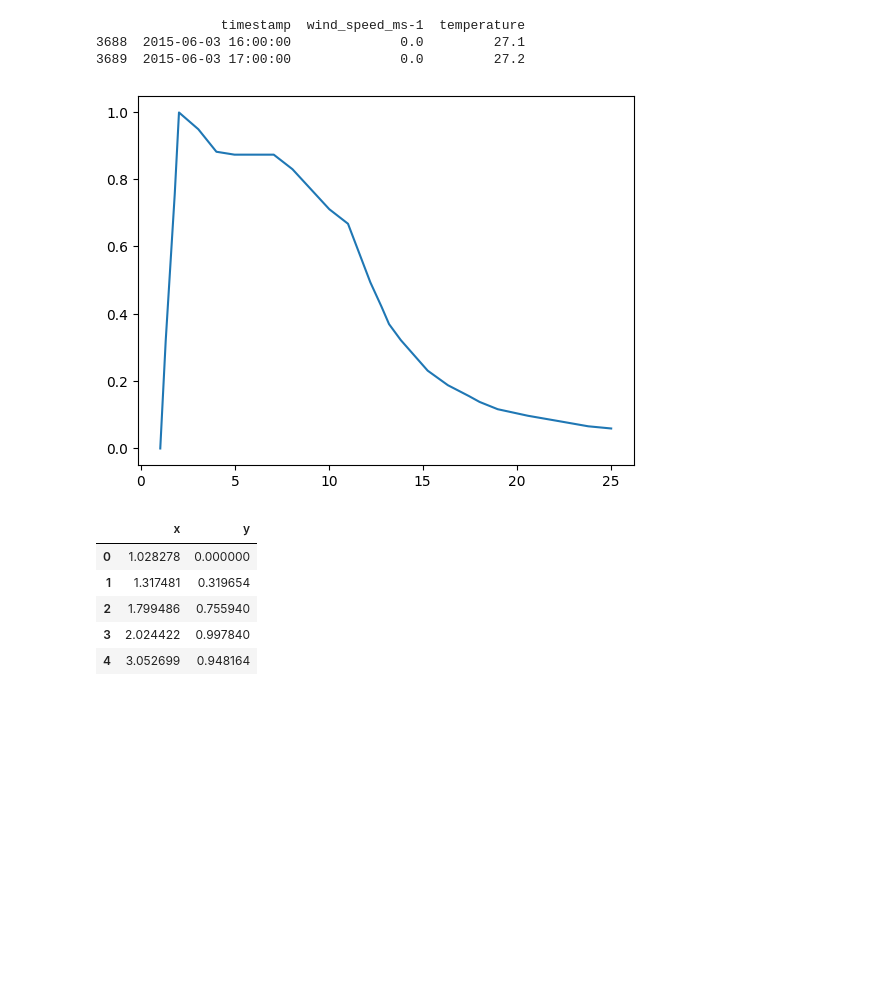
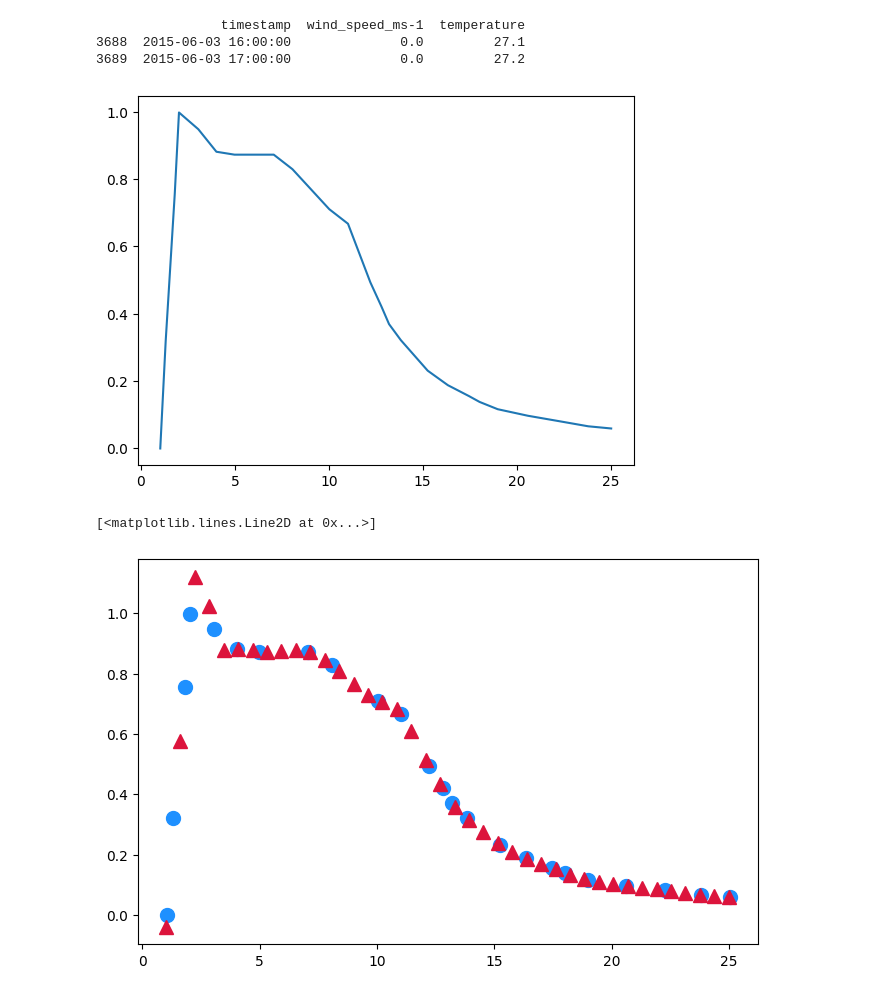
Before and after one commit to nandradem/project, a Jupyter notebook: Procesamiento de datos.ipynb, the cells around one changed output. Cells and saved outputs as stored; diff of their text form; code cells hidden in the pictures; blank space fills up the shorter version.

```diff
--- a/Procesamiento de datos.ipynb
+++ b/Procesamiento de datos.ipynb
@@ -48,22 +49,32 @@ print(dfwind[chequeo].head(2))
 # %%
 df_C_empuje = pd.read_csv('wind/Coeficiente de empuje VS Velocidad Viento (corregido).csv')
 #G1 = grafica 1
 #G2 = grafica 2
 plt.figure()
 x_G1=df_C_empuje["x"].values
 y_G1=df_C_empuje["y"].values
 plt.plot(x_G1,y_G1)
 plt.show()
 
 df_C_empuje.head()
+
+a=1
+b=25
+
+itp_spline = scipy.interpolate.splrep(x_G1, y_G1, k=3)
+x_new = np.linspace(start=a, stop=b, num=40)
+y_new = scipy.interpolate.splev(x_new, tck=itp_spline)
+
+hor = 8
+ver = 5
+plt.figure(figsize=(hor, ver))
+
+plt.plot(x_G1, y_G1, linestyle='', marker='o', color='dodgerblue', ms=10, label='Normal')
+plt.plot(x_new, y_new, linestyle='', marker='^', color='crimson', ms=10, label='Interpolada')
 # %% [output]
 [figure]
-|  | x | y |
-| 0 | 1.028278 | 0.000000 |
-| 1 | 1.317481 | 0.319654 |
-| 2 | 1.799486 | 0.755940 |
-| 3 | 2.024422 | 0.997840 |
-| 4 | 3.052699 | 0.948164 |
+[<matplotlib.lines.Line2D at 0x...>]
+[figure, added]
 # %%
 
 df_potencia = pd.read_csv('wind/Potencia Vs velocidad viento (Corregido).csv')
```
Also changed, not shown: parts of 2 cells of this notebook.
